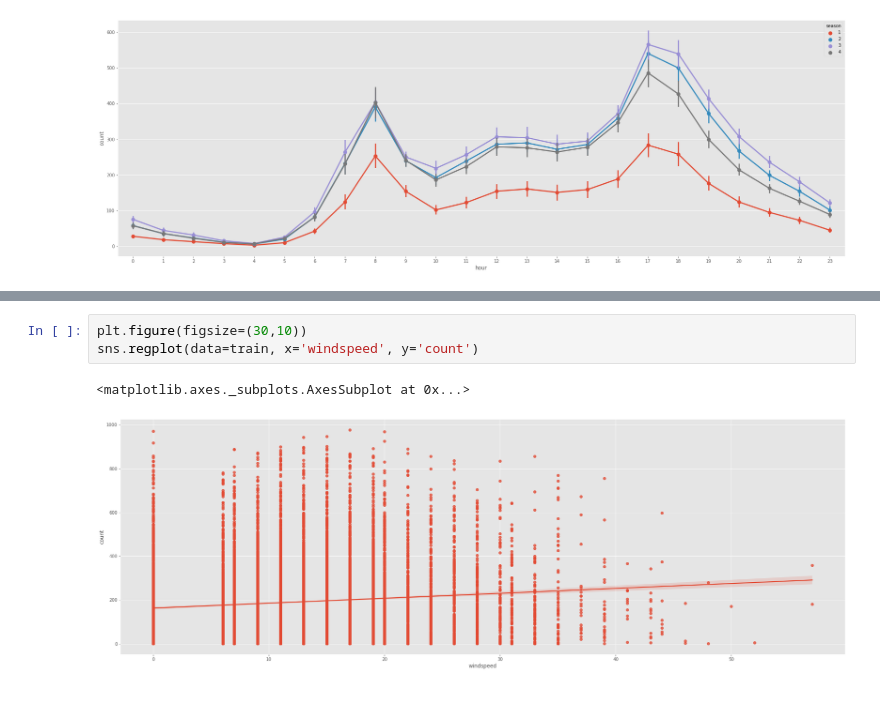
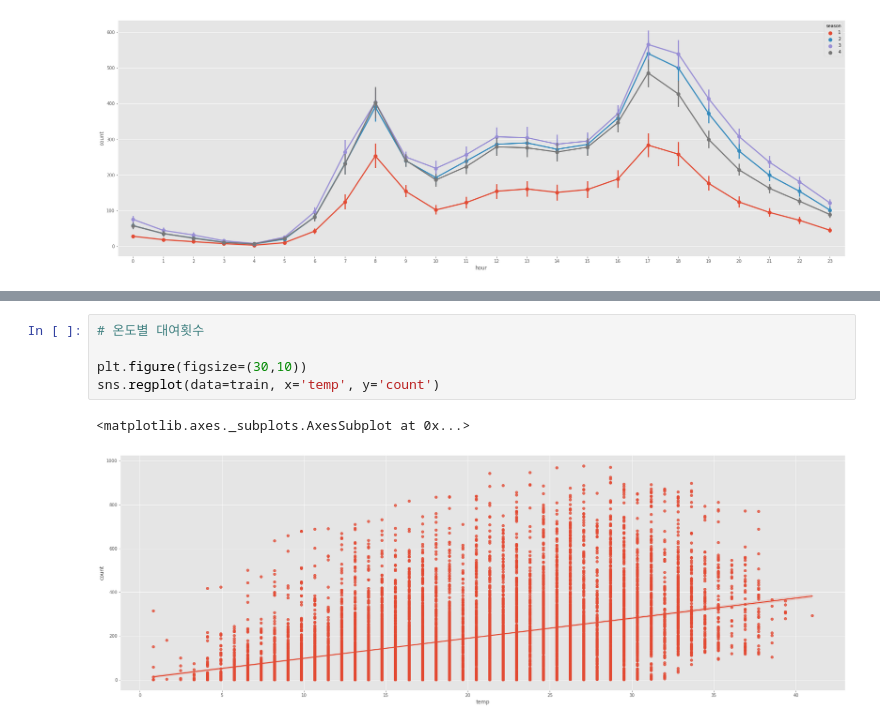
Before and after one commit to nojiyoon/SeSAC_code, a Jupyter notebook: 1월20일_회귀실습_자전거대여횟수예측.ipynb, the cells around one changed output, grey strips where cells are left out. Cells and saved outputs as stored; diff of their text form.

```diff
--- a/1월20일_회귀실습_자전거대여횟수예측.ipynb
+++ b/1월20일_회귀실습_자전거대여횟수예측.ipynb
@@ -306,6 +331,8 @@ sns.pointplot(data=train, x='hour', y='count', hue='season')
 # %%
+# 온도별 대여횟수
+
 plt.figure(figsize=(30,10))
-sns.regplot(data=train, x='windspeed', y='count')
+sns.regplot(data=train, x='temp', y='count')
 # %% [output]
 <matplotlib.axes._subplots.AxesSubplot at 0x...>
-[figure, old version]
+[figure, new version]
```
Also changed, not shown: parts of 7 cells of this notebook.
